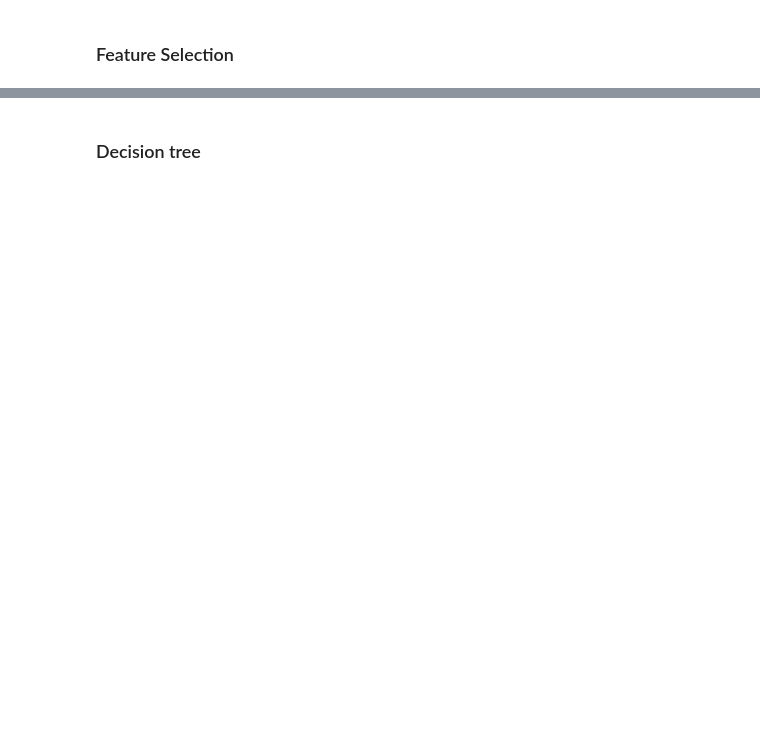
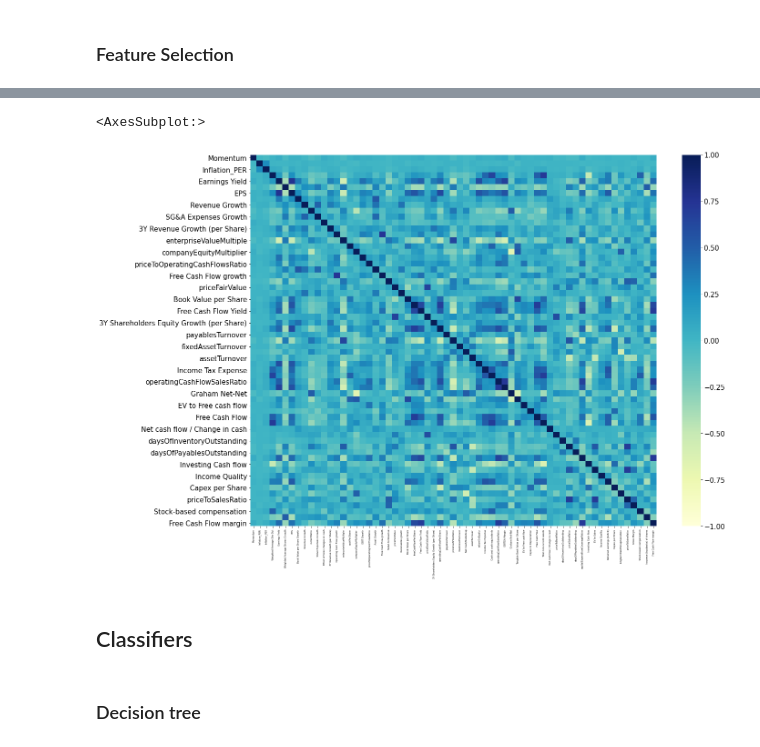
Before and after one commit to AtK42/ML_stonks_2021, a Jupyter notebook: Group2_ML_Project.ipynb, the cells around one changed output, grey strips where cells are left out. Saved outputs shown, nothing was run; the diff lists cells and outputs as text; code cells hidden in the pictures; blank space fills up the shorter version.

```diff
--- a/Group2_ML_Project.ipynb
+++ b/Group2_ML_Project.ipynb
@@ -1606,3 +1864,19 @@ print(X_train.shape, X_test.shape)
+# %%
+##### Correlation matrix
+s_f1 = []
+for i in range(len(selected_feat1)):
+    s_f1.append(feat_labels[indices[i]])
+
+fs1_df = df[[f for f in s_f1]]
+
+fig1, ax1 = plt.subplots(figsize=(20,15))
+sns.heatmap(fs1_df.corr(), annot=False, cmap='YlGnBu', vmin=-1, vmax=1, center=0, ax=ax1)
+plt.show()
+# %% [output]
+<AxesSubplot:>
+[figure, added]
+# %% [markdown]
+## Classifiers
 # %% [markdown]
 ### Decision tree
 # %%
```
Also changed, not shown: parts of 49 cells of this notebook.
